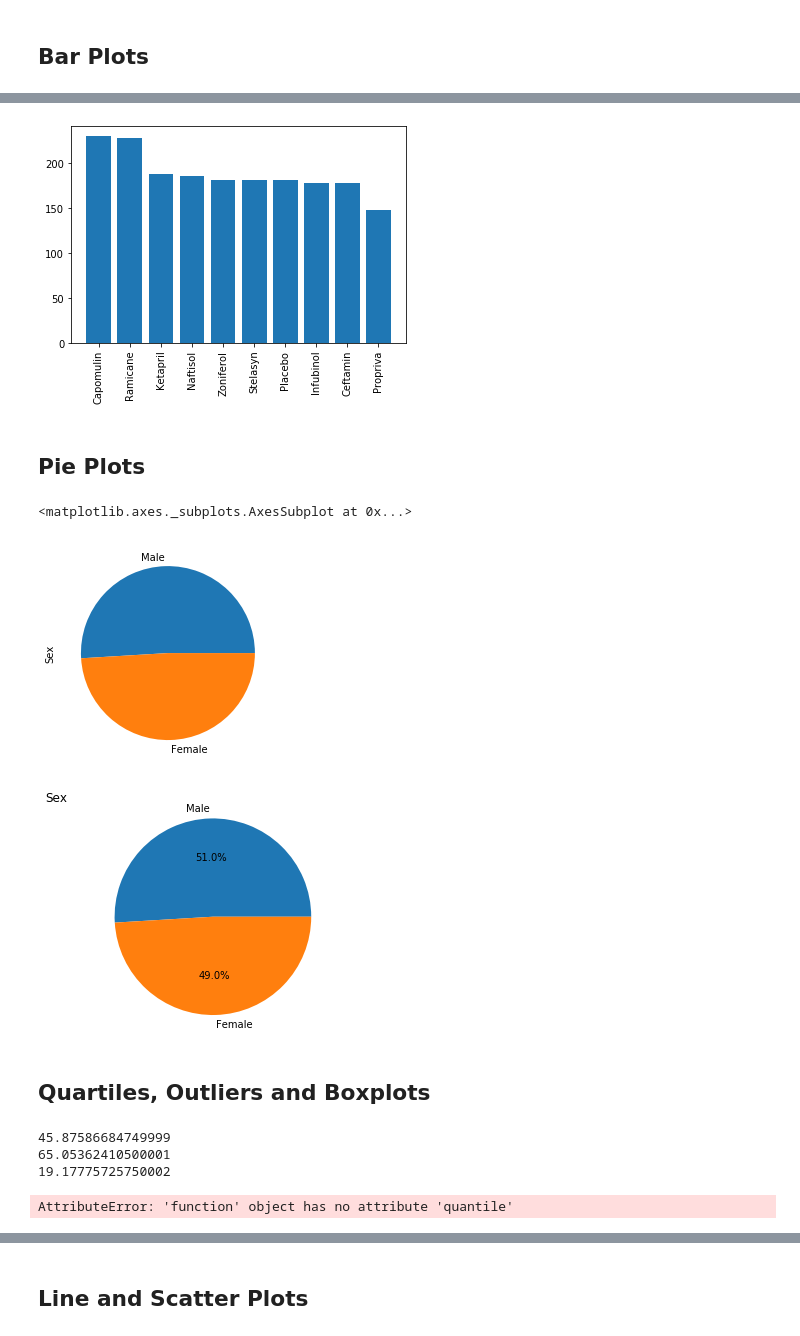
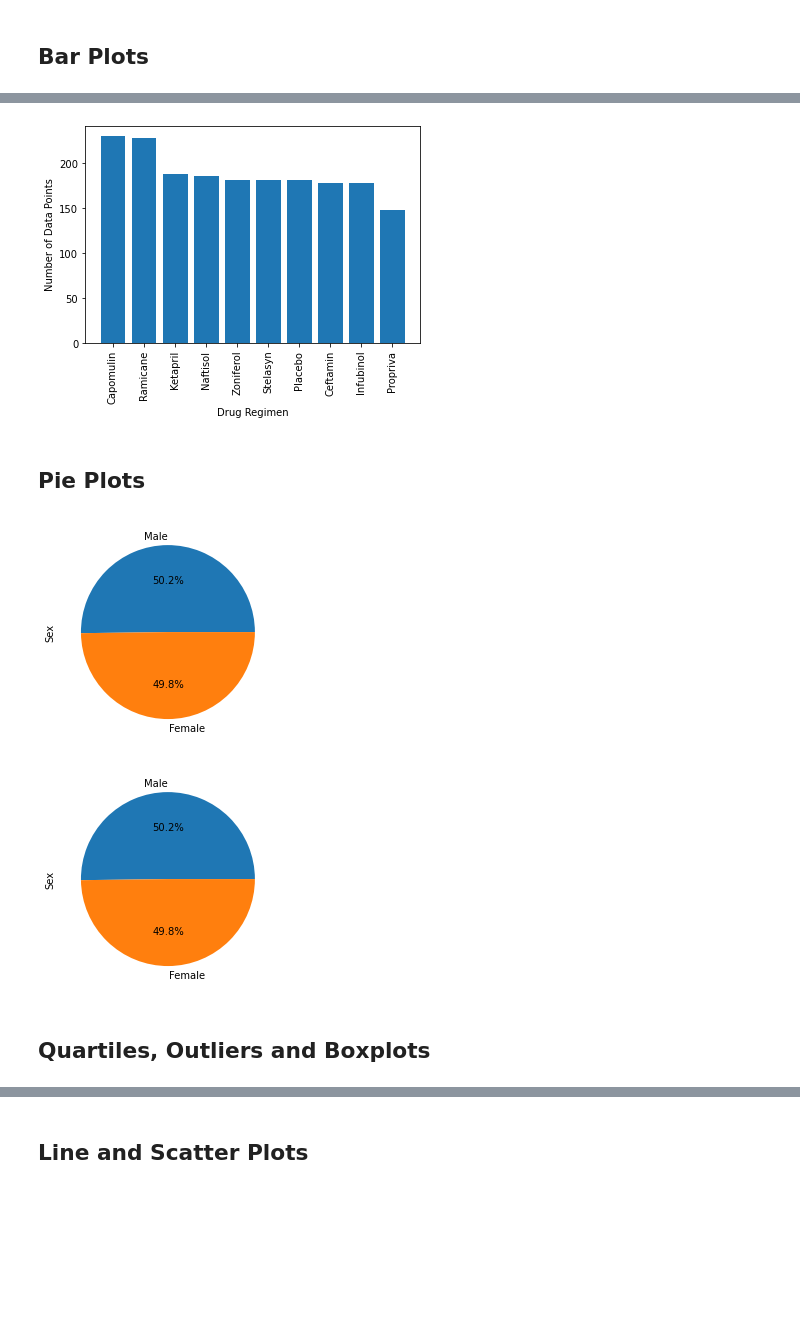
Before and after one commit to kmcclendon729/Matplotlib_HW, a Jupyter notebook: pymaceuticals.ipynb, the cells around one changed output, grey strips where cells are left out. Cells and saved outputs as stored; diff of their text form; code cells hidden in the pictures; blank space fills up the shorter version.

Commit message:
adding corrections

```diff
--- a/pymaceuticals.ipynb
+++ b/pymaceuticals.ipynb
@@ -153,70 +155,31 @@ treatmentRegimen.plot.bar()
 # %%
-# Generate a bar plot showing the number of mice per time point for each treatment throughout the course of the study using pyplot.
-import numpy as np
-counts = cleaned_results_df['Drug Regimen'].value_counts()
-plt.bar(counts.index.values, treatmentRegimen, align="center")
-tick_locations = [value for value in x_axis]
+# Generate a pyplot bar plot showing the number of mice per time point for each treatment
+
+treatmentRegimen = cleaned_results_df['Drug Regimen'].value_counts()
+plt.bar(treatmentRegimen.index.values,treatmentRegimen.values)
+plt.xlabel("Drug Regimen")
 plt.xticks(rotation=90)
+plt.ylabel("Number of Data Points")
 plt.show()
 # %% [output]
-[figure, old version]
+[figure, new version]
 # %% [markdown]
 ## Pie Plots
 # %%
-# Generate a pie plot showing the distribution of female versus male mice using pandas
-mouse_gender = cleaned_results_df['Sex'].value_counts()
-mouse_gender
-mouse_gender.plot.pie()
+# Generate a pandas pie plot showing the distribution of male to female mice
+sex_distribution = mouse_metadata.Sex.value_counts()
+sex_distribution.plot(kind="pie",autopct='%1.1f%%')
+plt.show()
 # %% [output]
-<matplotlib.axes._subplots.AxesSubplot at 0x...>
-[figure, old version]
+[figure, new version]
 # %%
-# Generate a pie plot showing the distribution of female versus male mice using pyplot
-mouse_gender = cleaned_results_df.groupby("Sex")
-mouse_gender_count = cleaned_results_df["Sex"].value_counts()
-
-labels = ["Male", "Female"]
-
-plt.title('Sex', loc='left') #couldn't quite get the correct location for this
-plt.pie(mouse_gender_count, labels=labels, autopct="%1.1f%%", shadow=False, startangle=0)
-plt.axis("equal")
-
+# Generate a pyplot pie plot showing the distribution of male to female mice
+sex_distribution = mouse_metadata.Sex.value_counts()
+sex_distribution
+plt.pie(sex_distribution.values,labels=sex_distribution.index.values,autopct='%1.1f%%')
+plt.ylabel("Sex")
 plt.show()
 # %% [output]
-[figure, old version]
+[figure, new version]
 # %% [markdown]
 ## Quartiles, Outliers and Boxplots
-# %%
-# Calculate the final tumor volume of each mouse across four of the most promising treatment regimens.
-
-ftv_df = cleaned_results_df.loc[cleaned_results_df.groupby('Mouse ID')['Timepoint'].idxmax(), :]
-ftv_df.sort_values('Tumor Volume (mm3)')
-
-
-# Calculate the IQR and quantitatively determine if there are any potential outliers.
-ftv = ftv_df['Tumor Volume (mm3)']
-quartiles = ftv.quantile([.25,.5,.75])
-lowerq = quartiles[0.25]
-upperq = quartiles[0.75]
-iqr = upperq-lowerq
-print(lowerq)
-print(upperq)
-print(iqr)
-# %% [output]
-45.87586684749999
-65.05362410500001
-19.17775725750002
-# %%
-# Quantitatively determine capomulin outliers
-ftv_capomulin = ftv_df[ftv_df['Drug Regimen'] == "Capomulin"]
-ftv_capo_cleaned = ftv_capomulin.loc[:, ["Drug Regimen", "Tumor Volume (mm3)"]].head
-ftv_capo_cleaned
-quartiles = ftv_capo_cleaned.quantile([.25,.5,.75])
-lowerq = quartiles[0.25]
-upperq = quartiles[0.75]
-iqr = upperq-lowerq
-print(lowerq)
-print(upperq)
-print(iqr)
-# %% [output]
-AttributeError: 'function' object has no attribute 'quantile'
```
Also changed, not shown: parts of 27 cells of this notebook.
